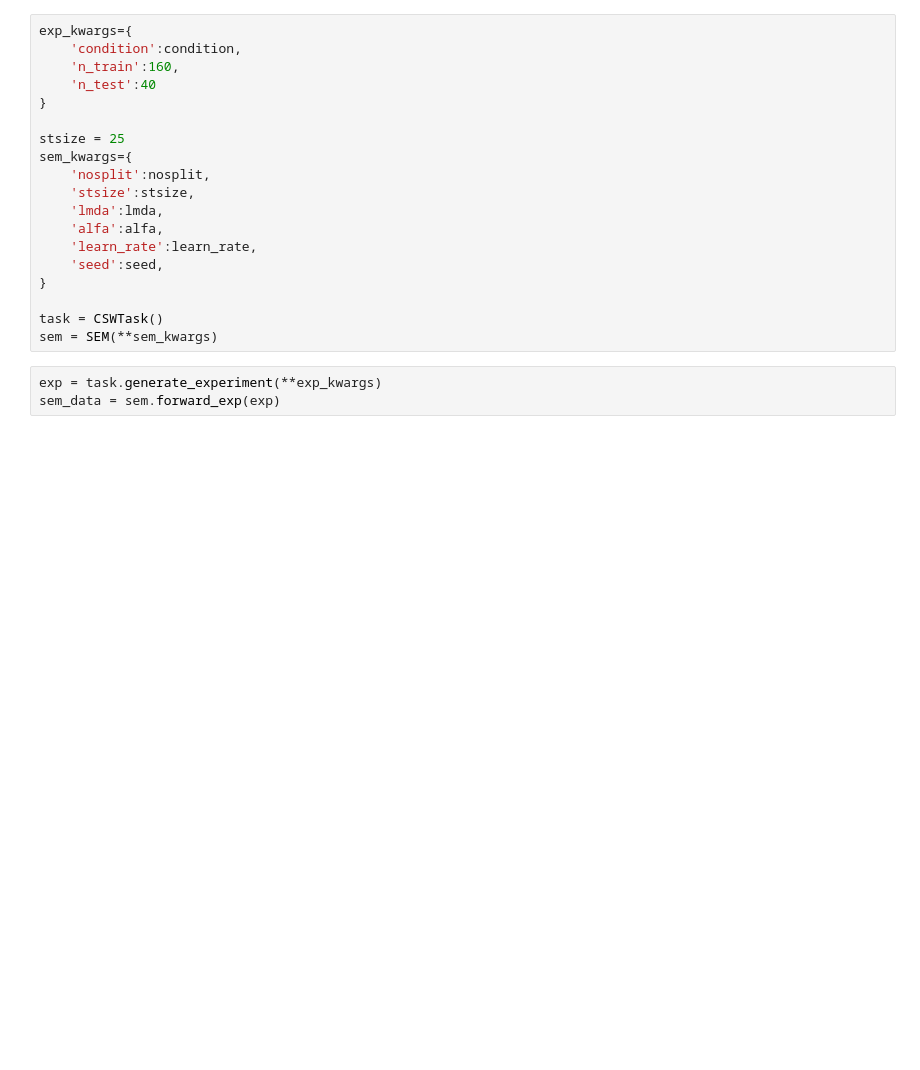
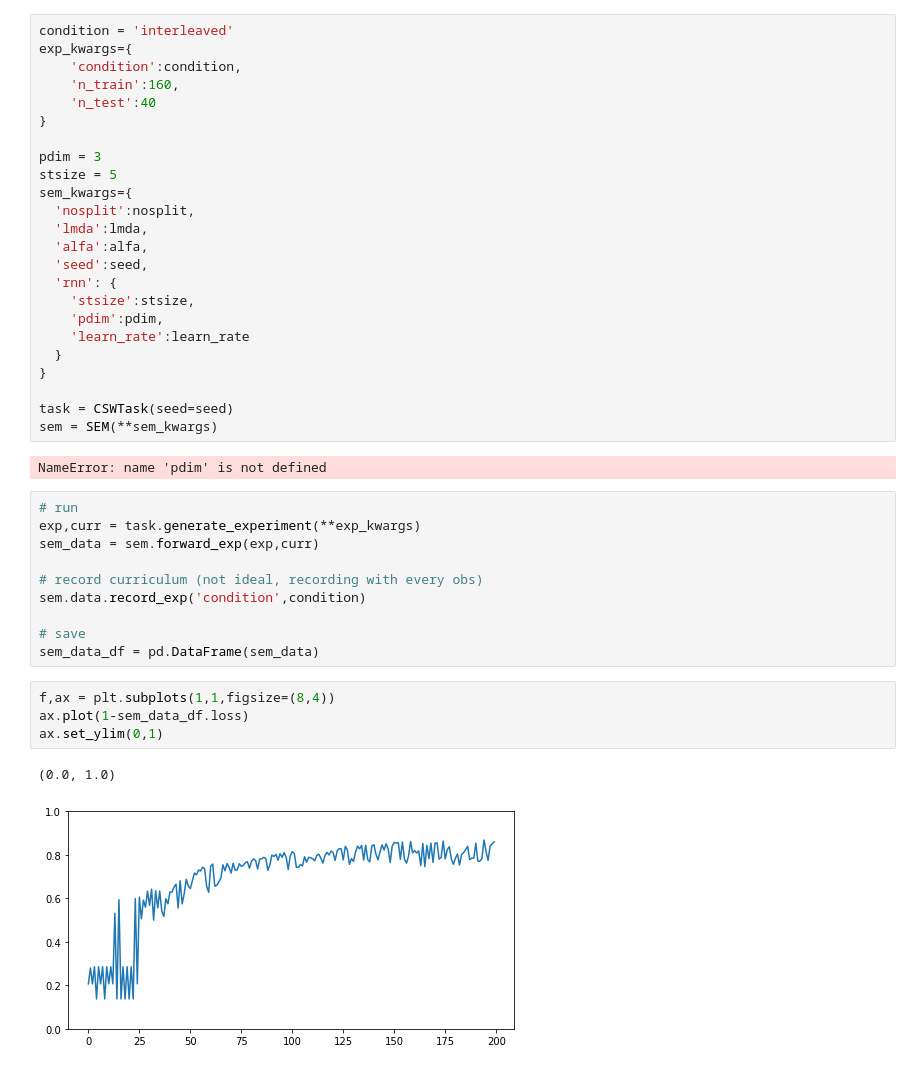
Before and after one commit to andrebeu/SEMCSW, a Jupyter notebook: NB2PY-sem_seed_exp.ipynb, the cells around one changed output. Drawn from its saved outputs; the diff is of its cells as text; blank space fills up the shorter version.

```diff
--- a/NB2PY-sem_seed_exp.ipynb
+++ b/NB2PY-sem_seed_exp.ipynb
@@ -24,22 +24,43 @@ nosplit_0__cond_interleaved__learnrate_0.050__alfa_10.00000__lmbda_1.00000__seed
 # %%
+condition = 'interleaved'
 exp_kwargs={
     'condition':condition,
     'n_train':160,
     'n_test':40
 }
 
-stsize = 25
+pdim = 3
+stsize = 5
 sem_kwargs={
-    'nosplit':nosplit,
+  'nosplit':nosplit,
+  'lmda':lmda,
+  'alfa':alfa,
+  'seed':seed,
+  'rnn': {
     'stsize':stsize,
-    'lmda':lmda,
-    'alfa':alfa,
-    'learn_rate':learn_rate,
-    'seed':seed,
+    'pdim':pdim,
+    'learn_rate':learn_rate
+  }
 }
 
-task = CSWTask()
+task = CSWTask(seed=seed)
 sem = SEM(**sem_kwargs)
+# %% [output]
+NameError: name 'pdim' is not defined
-# %%
-exp = task.generate_experiment(**exp_kwargs)
-sem_data = sem.forward_exp(exp)
+# %%
+# run
+exp,curr = task.generate_experiment(**exp_kwargs)
+sem_data = sem.forward_exp(exp,curr)
+
+# record curriculum (not ideal, recording with every obs)
+sem.data.record_exp('condition',condition)
+
+# save
+sem_data_df = pd.DataFrame(sem_data)
+# %%
+f,ax = plt.subplots(1,1,figsize=(8,4))
+ax.plot(1-sem_data_df.loss)
+ax.set_ylim(0,1)
+# %% [output]
+(0.0, 1.0)
+[figure, added]
```
Also changed, not shown: parts of 5 cells of this notebook, 2 other files.
